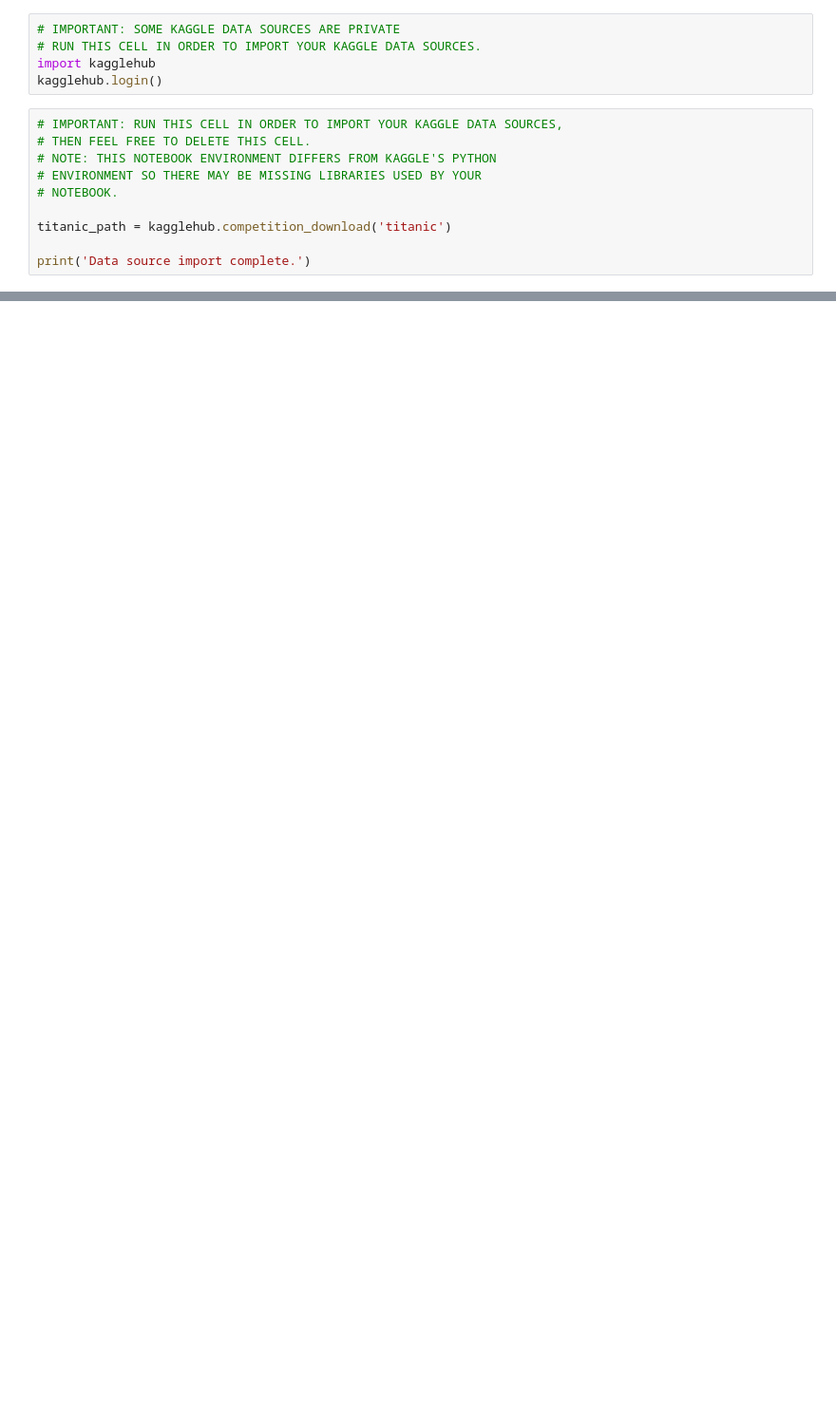
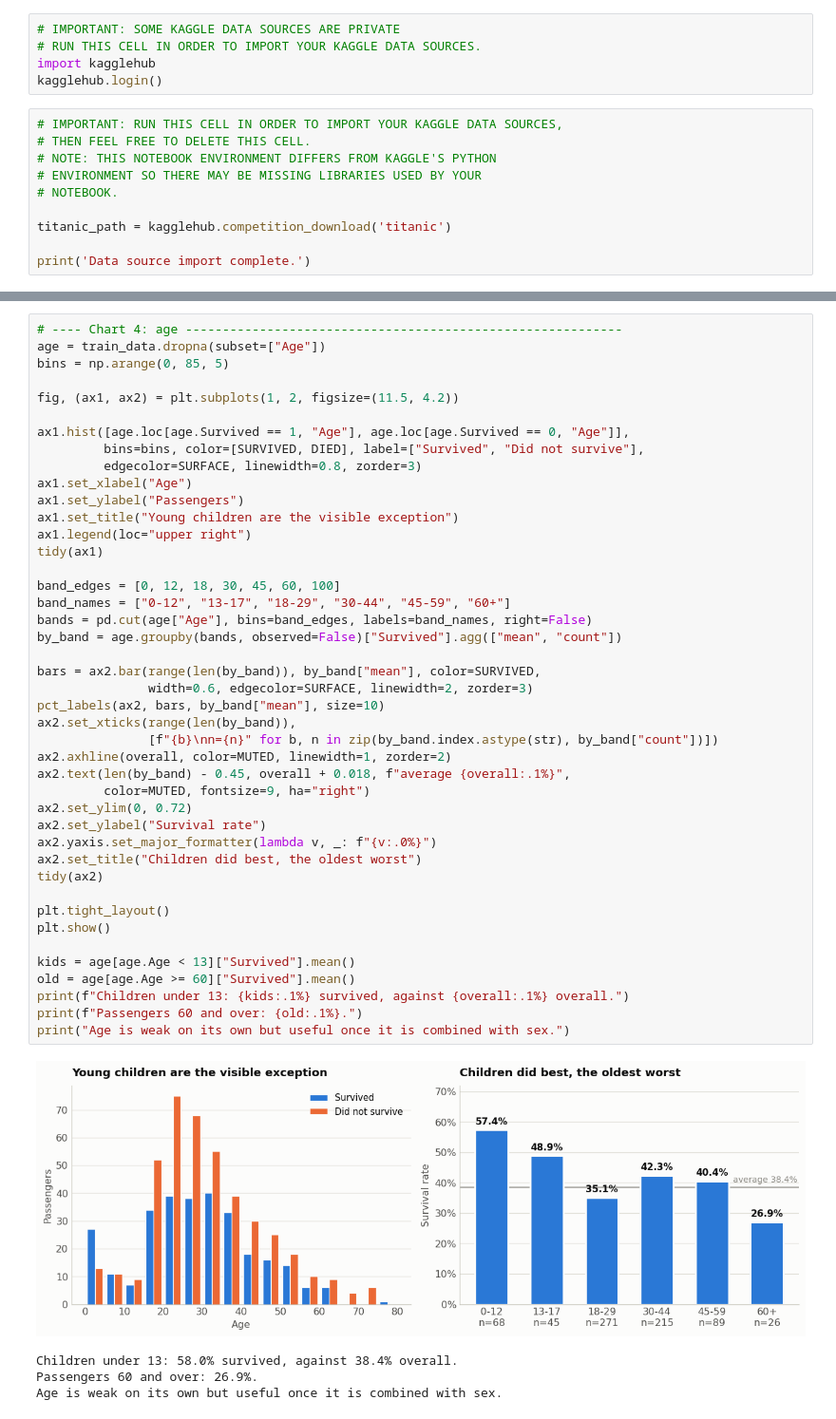
Before and after one commit to codeKrantz/Iowa-State-AI-2010, a Jupyter notebook: Titanic_Machine_Learning_from_Disaster.ipynb, the cells around one changed output, grey strips where cells are left out. Shown at 95% size. Cells and saved outputs as stored; diff of their text form; blank space fills up the shorter version.

```diff
--- a/Titanic_Machine_Learning_from_Disaster.ipynb
+++ b/Titanic_Machine_Learning_from_Disaster.ipynb
@@ -57,0 +284,48 @@ print("% of men who survived:", rate_men)
+# %%
+# ---- Chart 4: age -----------------------------------------------------------
+age = train_data.dropna(subset=["Age"])
+bins = np.arange(0, 85, 5)
+
+fig, (ax1, ax2) = plt.subplots(1, 2, figsize=(11.5, 4.2))
+
+ax1.hist([age.loc[age.Survived == 1, "Age"], age.loc[age.Survived == 0, "Age"]],
+         bins=bins, color=[SURVIVED, DIED], label=["Survived", "Did not survive"],
+         edgecolor=SURFACE, linewidth=0.8, zorder=3)
+ax1.set_xlabel("Age")
+ax1.set_ylabel("Passengers")
+ax1.set_title("Young children are the visible exception")
+ax1.legend(loc="upper right")
+tidy(ax1)
+
+band_edges = [0, 12, 18, 30, 45, 60, 100]
+band_names = ["0-12", "13-17", "18-29", "30-44", "45-59", "60+"]
+bands = pd.cut(age["Age"], bins=band_edges, labels=band_names, right=False)
+by_band = age.groupby(bands, observed=False)["Survived"].agg(["mean", "count"])
+
+bars = ax2.bar(range(len(by_band)), by_band["mean"], color=SURVIVED,
+               width=0.6, edgecolor=SURFACE, linewidth=2, zorder=3)
+pct_labels(ax2, bars, by_band["mean"], size=10)
+ax2.set_xticks(range(len(by_band)),
+               [f"{b}\nn={n}" for b, n in zip(by_band.index.astype(str), by_band["count"])])
+ax2.axhline(overall, color=MUTED, linewidth=1, zorder=2)
+ax2.text(len(by_band) - 0.45, overall + 0.018, f"average {overall:.1%}",
+         color=MUTED, fontsize=9, ha="right")
+ax2.set_ylim(0, 0.72)
+ax2.set_ylabel("Survival rate")
+ax2.yaxis.set_major_formatter(lambda v, _: f"{v:.0%}")
+ax2.set_title("Children did best, the oldest worst")
+tidy(ax2)
+
+plt.tight_layout()
+plt.show()
+
+kids = age[age.Age < 13]["Survived"].mean()
+old = age[age.Age >= 60]["Survived"].mean()
+print(f"Children under 13: {kids:.1%} survived, against {overall:.1%} overall.")
+print(f"Passengers 60 and over: {old:.1%}.")
+print("Age is weak on its own but useful once it is combined with sex.")
+# %% [output]
+[figure, added]
+Children under 13: 58.0% survived, against 38.4% overall.
+Passengers 60 and over: 26.9%.
+Age is weak on its own but useful once it is combined with sex.
```
Also changed, not shown: parts of 20 cells of this notebook.
